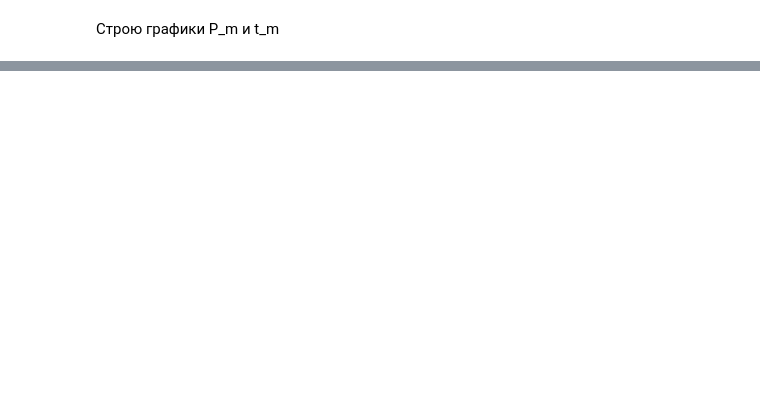
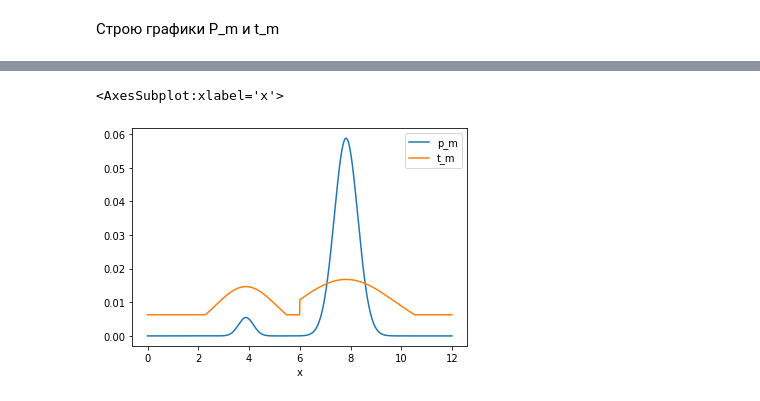
Before and after one commit to FenikL/rfid_project, a Jupyter notebook: experiments/rx_power_try.ipynb, the cells around one changed output, grey strips where cells are left out. Saved outputs shown, nothing was run; the diff lists cells and outputs as text; code cells hidden in the pictures; blank space fills up the shorter version.

```diff
--- a/experiments/rx_power_try.ipynb
+++ b/experiments/rx_power_try.ipynb
@@ -589,0 +617,5 @@ def compare_speed_function(B):
+# %%
+compare_speed_function(B).plot(x='x')
+# %% [output]
+<AxesSubplot:xlabel='x'>
+[figure, added]
```
Also changed, not shown: parts of 11 cells of this notebook.
